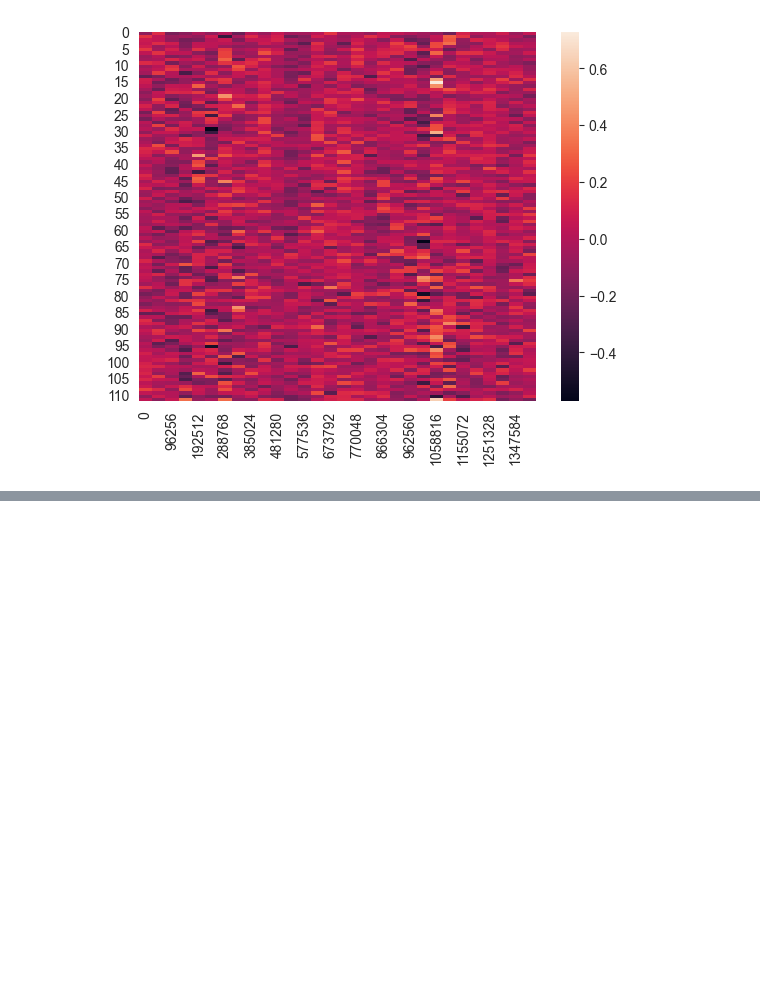
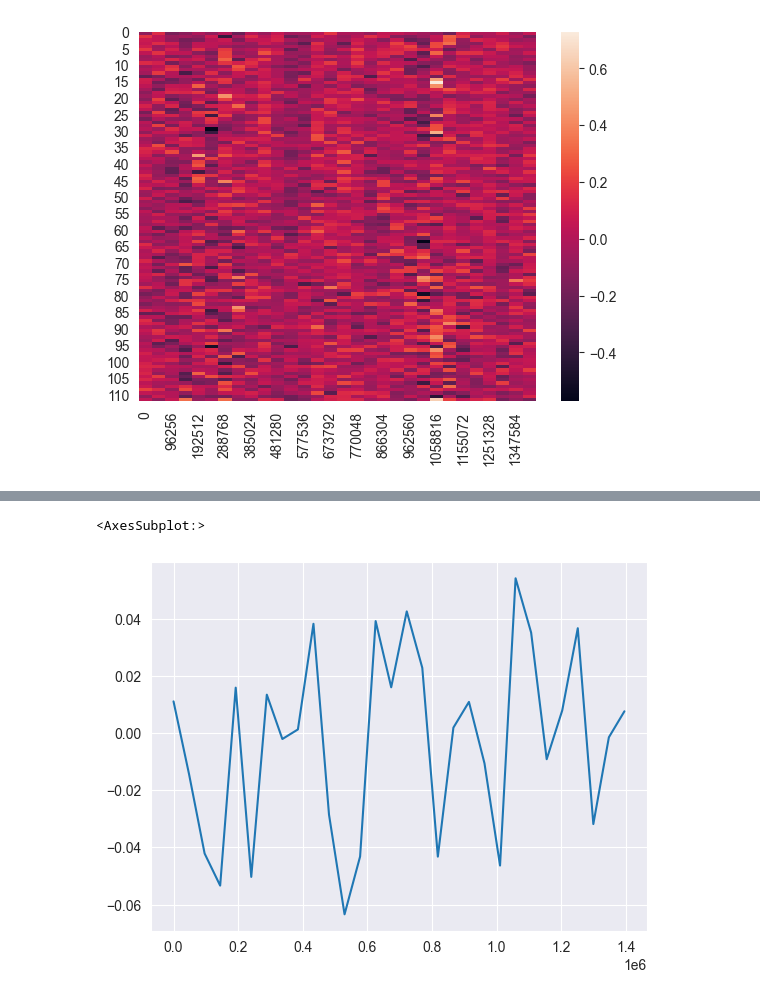
Before and after one commit to gonespral/wind-turbine-noise-measurement-and-prediction, a Jupyter notebook: data_analysis.ipynb, the cells around one changed output, grey strips where cells are left out. Cells and saved outputs as stored; diff of their text form; code cells hidden in the pictures; blank space fills up the shorter version.

```diff
--- a/data_analysis.ipynb
+++ b/data_analysis.ipynb
@@ -60,0 +67,11 @@ sns.heatmap(df_compact)
+# %%
+# Plot the mean microphone signal
+# df only has 1 row, columns correspond to sample (time)
+
+df_mean = df_mean.iloc[0,:]
+sns.lineplot(data=df_mean,
+             x=df_mean.index,
+             y=df_mean.values)
+# %% [output]
+<AxesSubplot:>
+[figure, added]
```
Also changed, not shown: parts of 3 cells of this notebook.
